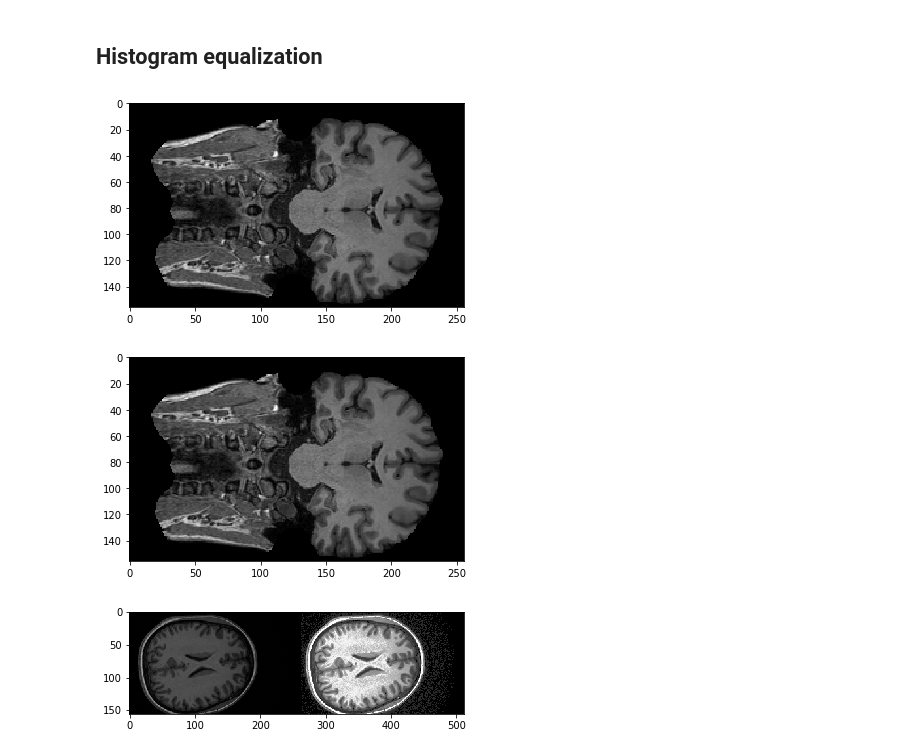
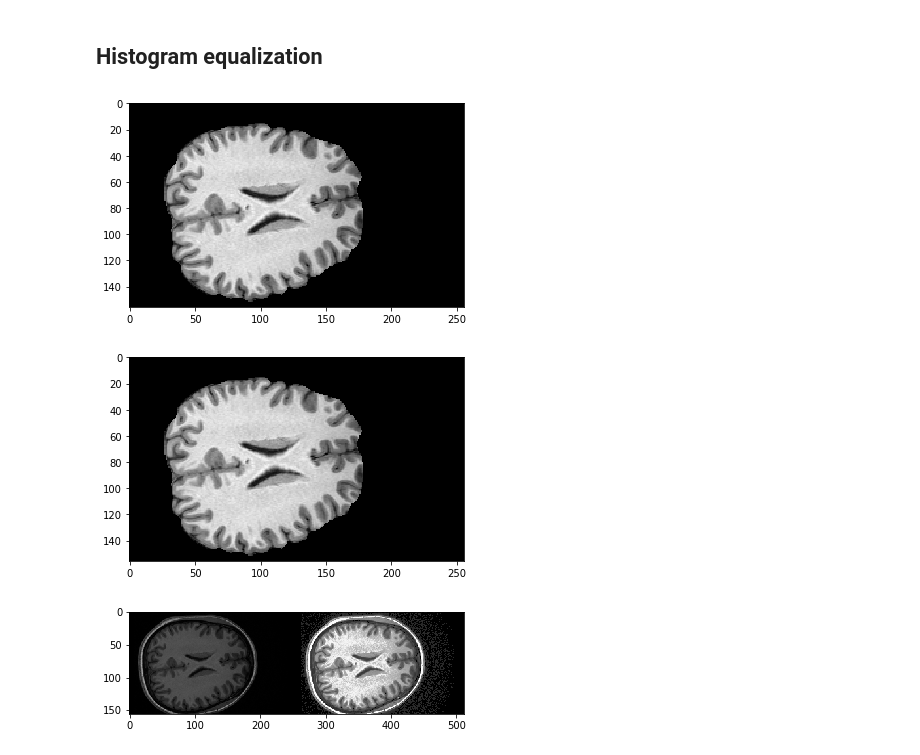
Before and after one commit to nathan-14200/wsbim2243, a Jupyter notebook: Segmentation.ipynb, the cells around one changed output. Cells and saved outputs as stored; diff of their text form; code cells hidden in the pictures.

```diff
--- a/Segmentation.ipynb
+++ b/Segmentation.ipynb
@@ -31,13 +31,13 @@ data=img.get_fdata()
 mask_data = img_mask.get_fdata()
 # %%
 
-plt.imshow(data[:,100,:], cmap='gray')
+plt.imshow(data[:,:,190], cmap='gray')
 plt.show()
-plt.imshow(mask_data[:,100,:], cmap='gray')
+plt.imshow(mask_data[:,:,190], cmap='gray')
 plt.show()
 # %% [output]
-[figure, old version]
+[figure, new version]
-[figure, old version]
+[figure, new version]
 # %%
 grey_im = (data*(255/data.max())).astype(np.uint8)
 # %%
```
Also changed, not shown: parts of 10 cells of this notebook.
